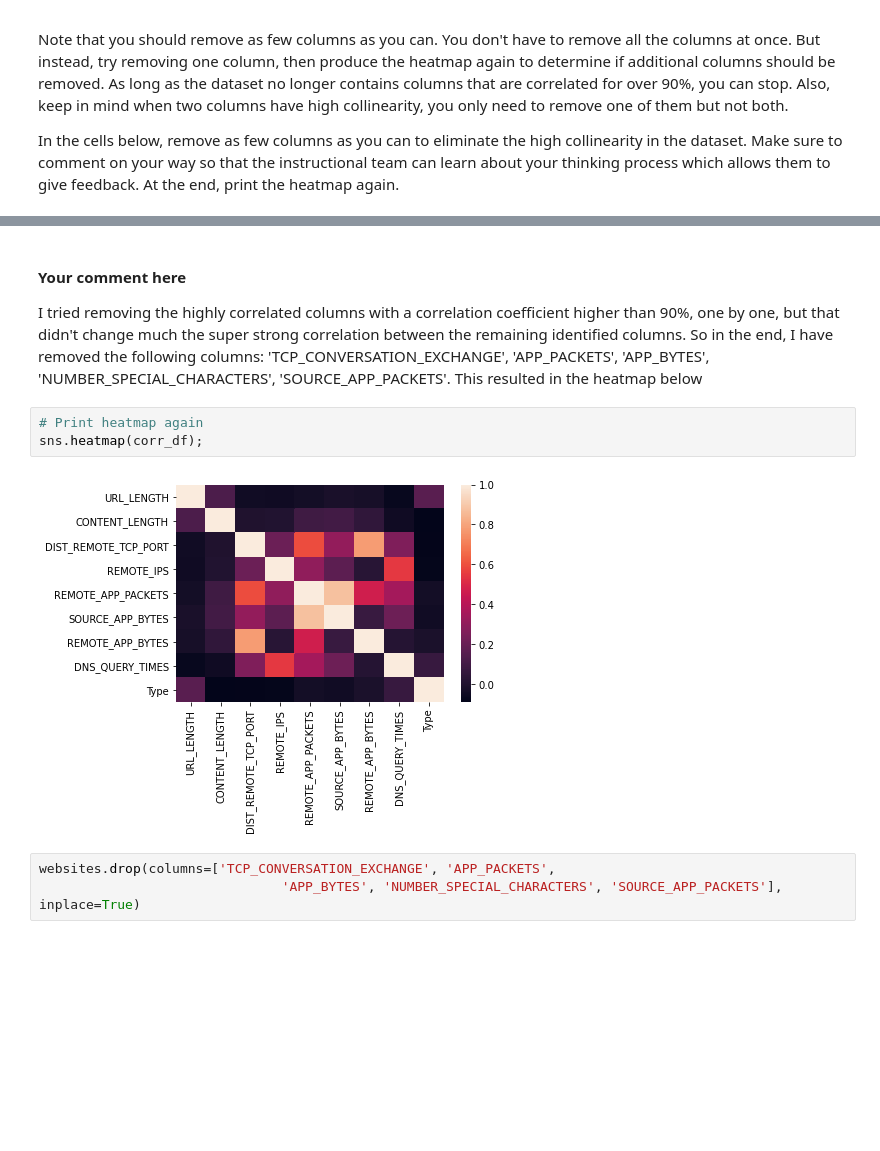
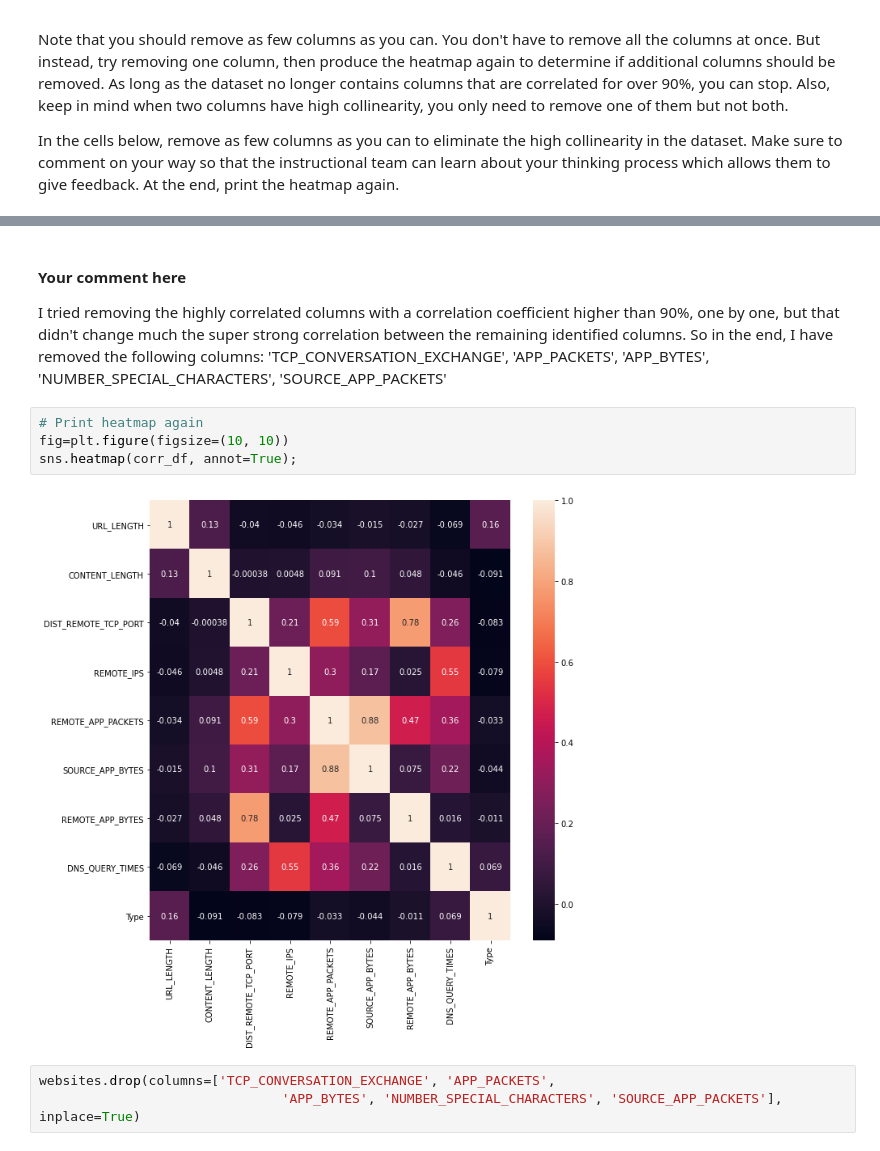
Before and after one commit to EtienneNL/data_analytics202103_module_3, a Jupyter notebook: labs/module_3_labs/Supervised-Learning/your-code/main.ipynb, the cells around one changed output, grey strips where cells are left out. Saved outputs shown, nothing was run; the diff lists cells and outputs as text; blank space fills up the shorter version.

Commit message:
commit with last update on the solution for lab Supervised-Learning

```diff
--- a/labs/module_3_labs/Supervised-Learning/your-code/main.ipynb
+++ b/labs/module_3_labs/Supervised-Learning/your-code/main.ipynb
@@ -214,11 +185,12 @@ See the caveats in the documentation: https://pandas.pydata.org/pandas-docs/stab
 # %% [markdown]
 #### Your comment here
-I tried removing the highly correlated columns with a correlation coefficient higher than 90%, one by one, but that didn't change much the super strong correlation between the remaining identified columns. So in the end, I have removed the following columns: 'TCP_CONVERSATION_EXCHANGE', 'APP_PACKETS', 'APP_BYTES', 'NUMBER_SPECIAL_CHARACTERS', 'SOURCE_APP_PACKETS'. This resulted in the heatmap below
+I tried removing the highly correlated columns with a correlation coefficient higher than 90%, one by one, but that didn't change much the super strong correlation between the remaining identified columns. So in the end, I have removed the following columns: 'TCP_CONVERSATION_EXCHANGE', 'APP_PACKETS', 'APP_BYTES', 'NUMBER_SPECIAL_CHARACTERS', 'SOURCE_APP_PACKETS'
 # %%
 # Print heatmap again
-sns.heatmap(corr_df);
+fig=plt.figure(figsize=(10, 10))
+sns.heatmap(corr_df, annot=True);
 # %% [output]
-[figure, old version]
+[figure, new version]
 # %%
 websites.drop(columns=['TCP_CONVERSATION_EXCHANGE', 'APP_PACKETS',
                                'APP_BYTES', 'NUMBER_SPECIAL_CHARACTERS', 'SOURCE_APP_PACKETS'], inplace=True)
```
Also changed, not shown: parts of 11 cells of this notebook.
